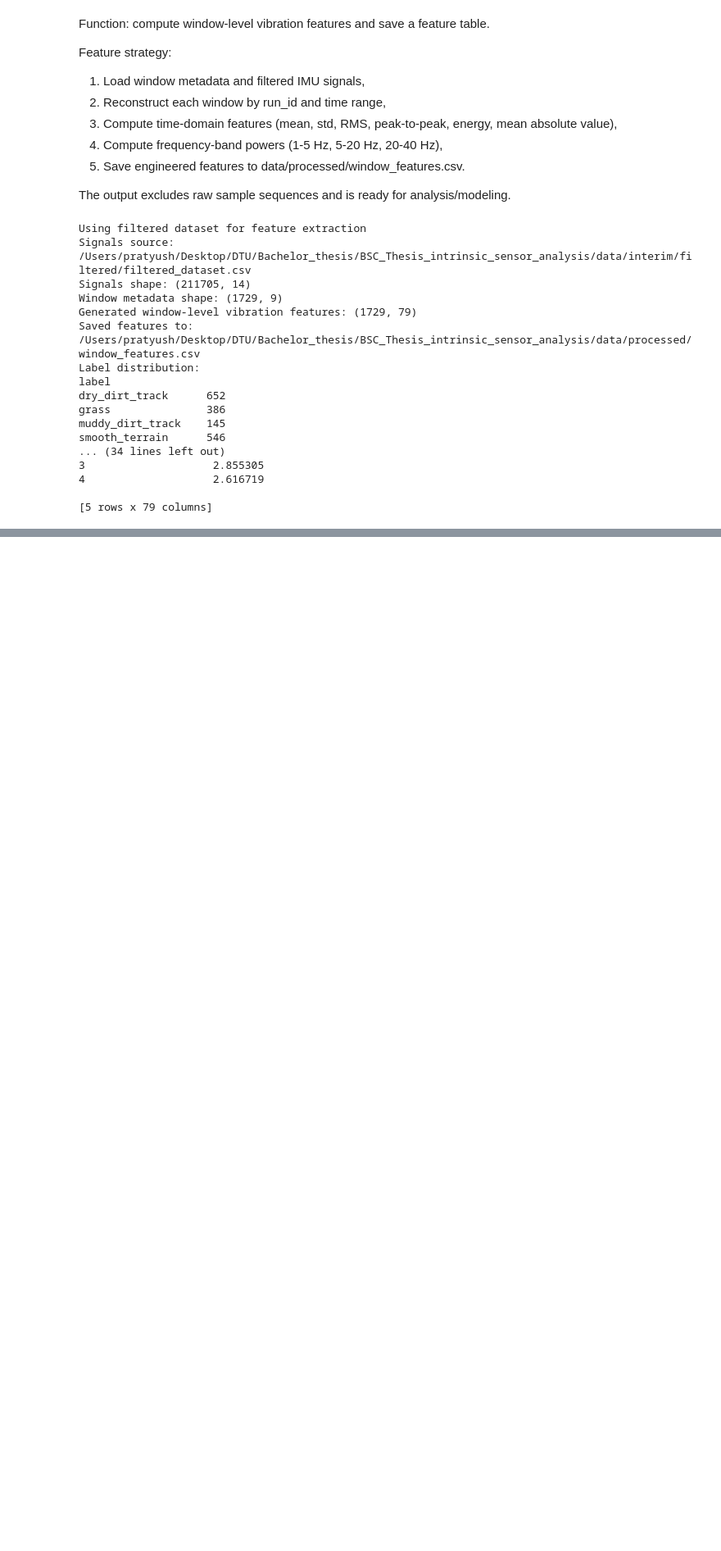
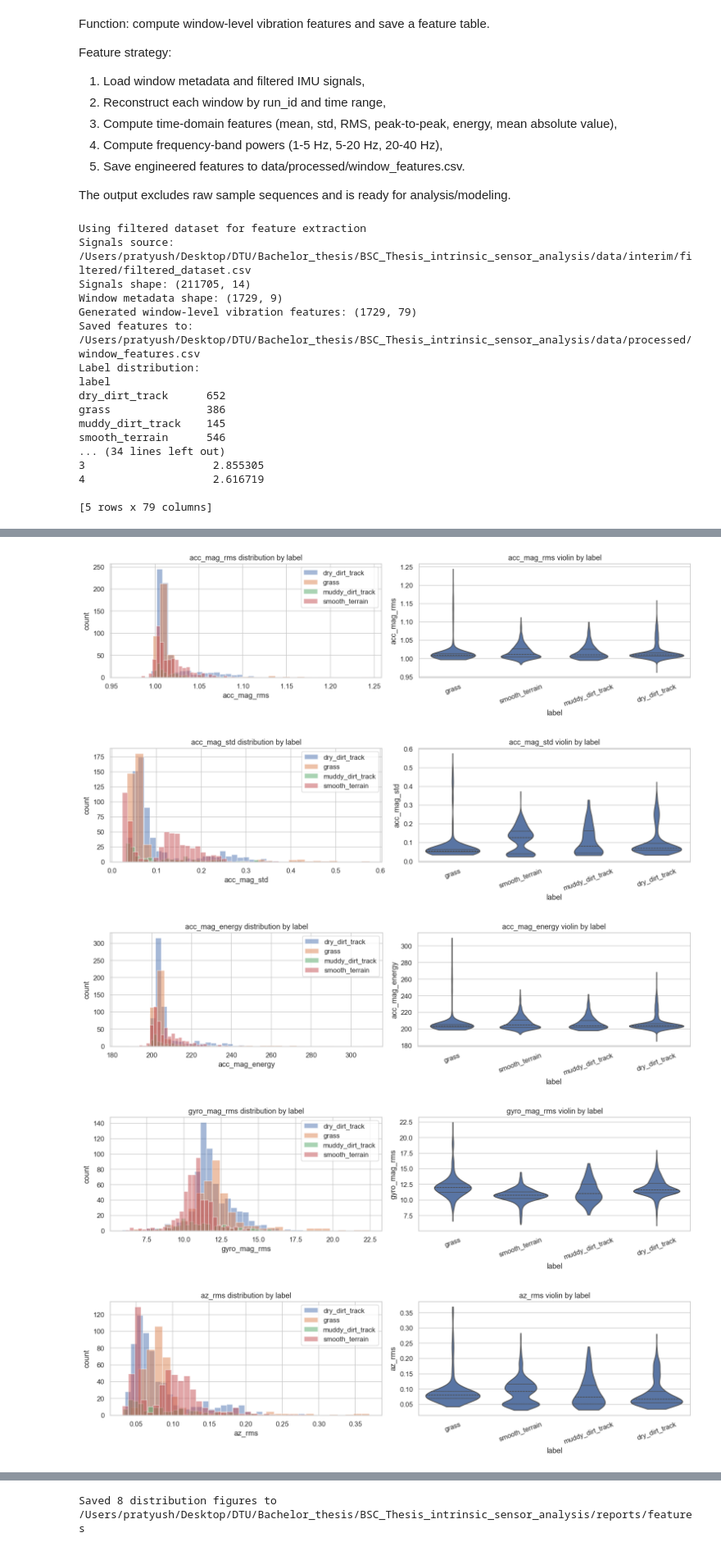
Before and after one commit to Pratyush2012/BSC_Thesis_intrinsic_sensor_analysis, a Jupyter notebook: notebooks/06_features.ipynb, the cells around one changed output, grey strips where cells are left out. Shown at 82% size. Drawn from its saved outputs; the diff is of its cells as text; code cells hidden in the pictures; blank space fills up the shorter version.

```diff
--- a/notebooks/06_features.ipynb
+++ b/notebooks/06_features.ipynb
@@ -185,0 +272,39 @@ smooth_terrain      546
+# %%
+# Per-label distributions: histogram + violin for selected features
+viz_features = [
+    'acc_mag_rms', 'acc_mag_std', 'acc_mag_energy',
+    'gyro_mag_rms', 'az_rms', 'gz_rms',
+    'acc_mag_bandpower_5_20Hz', 'gyro_mag_bandpower_5_20Hz'
+]
+viz_features = [c for c in viz_features if c in features_df.columns]
+
+if not viz_features:
+    raise RuntimeError('No requested visualization features were found in features_df.')
+
+for feat in viz_features:
+    fig, axes = plt.subplots(1, 2, figsize=(14, 4))
+
+    for label_name, g in features_df.groupby('label'):
+        axes[0].hist(g[feat].dropna(), bins=30, alpha=0.5, label=label_name)
+
+    axes[0].set_title(f'{feat} distribution by label')
+    axes[0].set_xlabel(feat)
+    axes[0].set_ylabel('count')
+    axes[0].legend()
+
+    sns.violinplot(data=features_df, x='label', y=feat, ax=axes[1], inner='quartile', cut=0)
+    axes[1].set_title(f'{feat} violin by label')
+    axes[1].tick_params(axis='x', rotation=20)
+
+    fig.tight_layout()
+    out_path = reports_dir / f'dist_{feat}.png'
+    fig.savefig(out_path, bbox_inches='tight')
+    plt.show()
+
+print(f'Saved {len(viz_features)} distribution figures to {reports_dir}')
+# %% [output]
+[figure, added]
+[figure, added]
+[figure, added]
+[figure, added]
+[figure, added]
@@ -185,0 +314 @@ smooth_terrain      546
+Saved 8 distribution figures to /Users/pratyush/Desktop/DTU/Bachelor_thesis/BSC_Thesis_intrinsic_sensor_analysis/reports/features
```
Also changed, not shown: parts of 6 cells of this notebook, 1 other file.
